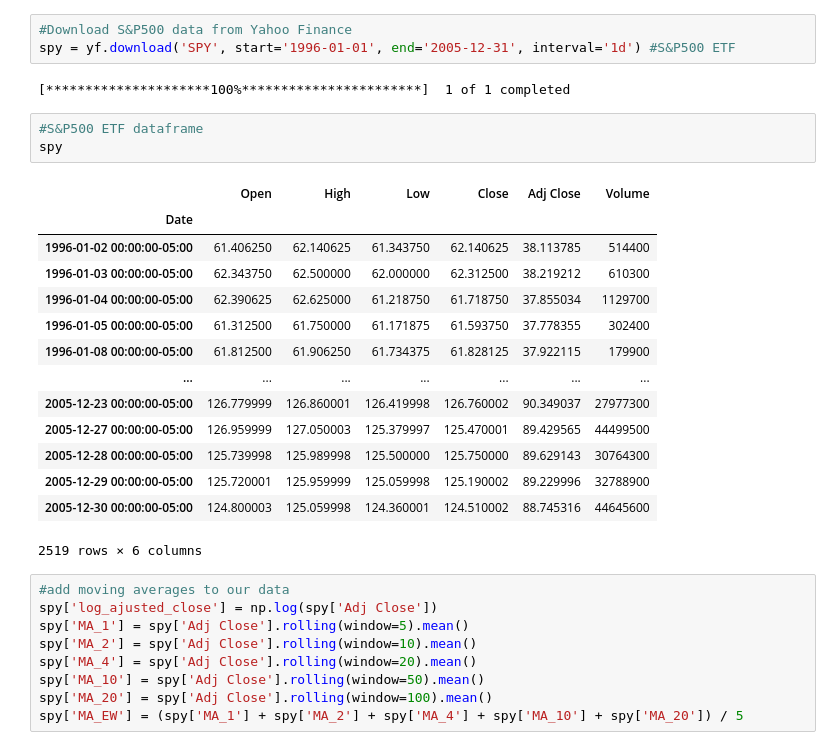
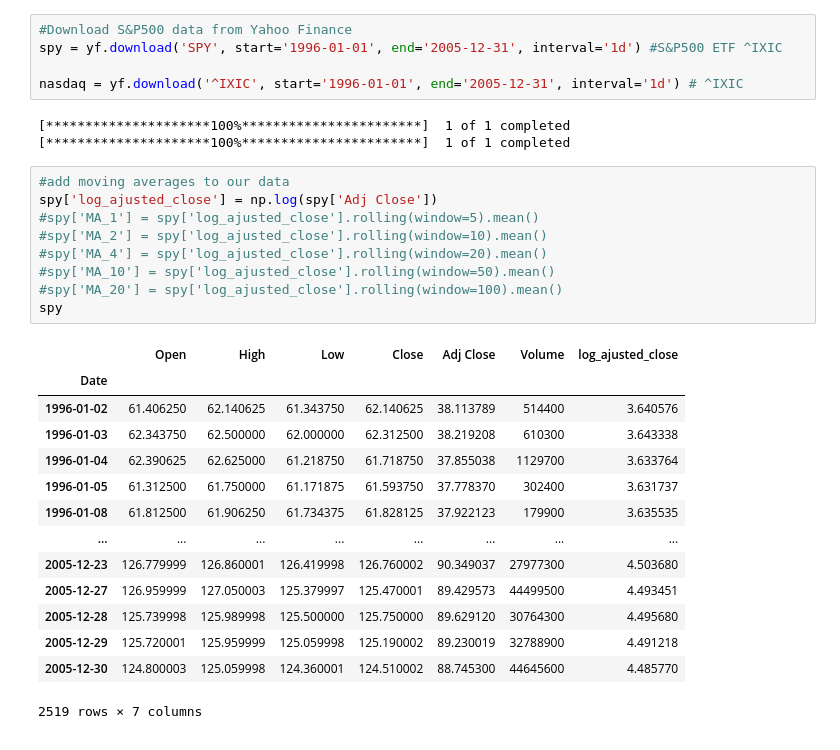
Before and after one commit to mayer19/Asset_portolio_management, a Jupyter notebook: GroupProjectAssetAllocation.ipynb, the cells around one changed output. Cells and saved outputs as stored; diff of their text form.

```diff
--- a/GroupProjectAssetAllocation.ipynb
+++ b/GroupProjectAssetAllocation.ipynb
@@ -27,32 +54,32 @@ Requirement already satisfied: six>=1.5 in /Library/Frameworks/Python.framework/
 # %%
 #Download S&P500 data from Yahoo Finance
-spy = yf.download('SPY', start='1996-01-01', end='2005-12-31', interval='1d') #S&P500 ETF
+spy = yf.download('SPY', start='1996-01-01', end='2005-12-31', interval='1d') #S&P500 ETF ^IXIC
+
+nasdaq = yf.download('^IXIC', start='1996-01-01', end='2005-12-31', interval='1d') # ^IXIC
 # %% [output]
 [*********************100%***********************]  1 of 1 completed
+[*********************100%***********************]  1 of 1 completed
-# %%
-#S&P500 ETF dataframe
-spy
-# %% [output]
-|  | Open | High | Low | Close | Adj Close | Volume |
-| Date |  |  |  |  |  |  |
-| 1996-01-02 00:00:00-05:00 | 61.406250 | 62.140625 | 61.343750 | 62.140625 | 38.113785 | 514400 |
-| 1996-01-03 00:00:00-05:00 | 62.343750 | 62.500000 | 62.000000 | 62.312500 | 38.219212 | 610300 |
-| 1996-01-04 00:00:00-05:00 | 62.390625 | 62.625000 | 61.218750 | 61.718750 | 37.855034 | 1129700 |
-| 1996-01-05 00:00:00-05:00 | 61.312500 | 61.750000 | 61.171875 | 61.593750 | 37.778355 | 302400 |
-| 1996-01-08 00:00:00-05:00 | 61.812500 | 61.906250 | 61.734375 | 61.828125 | 37.922115 | 179900 |
-| ... | ... | ... | ... | ... | ... | ... |
-| 2005-12-23 00:00:00-05:00 | 126.779999 | 126.860001 | 126.419998 | 126.760002 | 90.349037 | 27977300 |
-| 2005-12-27 00:00:00-05:00 | 126.959999 | 127.050003 | 125.379997 | 125.470001 | 89.429565 | 44499500 |
-| 2005-12-28 00:00:00-05:00 | 125.739998 | 125.989998 | 125.500000 | 125.750000 | 89.629143 | 30764300 |
-| 2005-12-29 00:00:00-05:00 | 125.720001 | 125.959999 | 125.059998 | 125.190002 | 89.229996 | 32788900 |
-| 2005-12-30 00:00:00-05:00 | 124.800003 | 125.059998 | 124.360001 | 124.510002 | 88.745316 | 44645600 |
-2519 rows × 6 columns
 # %%
 #add moving averages to our data
 spy['log_ajusted_close'] = np.log(spy['Adj Close'])
-spy['MA_1'] = spy['Adj Close'].rolling(window=5).mean()
-spy['MA_2'] = spy['Adj Close'].rolling(window=10).mean()
-spy['MA_4'] = spy['Adj Close'].rolling(window=20).mean()
-spy['MA_10'] = spy['Adj Close'].rolling(window=50).mean()
-spy['MA_20'] = spy['Adj Close'].rolling(window=100).mean()
-spy['MA_EW'] = (spy['MA_1'] + spy['MA_2'] + spy['MA_4'] + spy['MA_10'] + spy['MA_20']) / 5
+#spy['MA_1'] = spy['log_ajusted_close'].rolling(window=5).mean()
+#spy['MA_2'] = spy['log_ajusted_close'].rolling(window=10).mean()
+#spy['MA_4'] = spy['log_ajusted_close'].rolling(window=20).mean()
+#spy['MA_10'] = spy['log_ajusted_close'].rolling(window=50).mean()
+#spy['MA_20'] = spy['log_ajusted_close'].rolling(window=100).mean()
+spy
+# %% [output]
+|  | Open | High | Low | Close | Adj Close | Volume | log_ajusted_close |
+| Date |  |  |  |  |  |  |  |
+| 1996-01-02 | 61.406250 | 62.140625 | 61.343750 | 62.140625 | 38.113789 | 514400 | 3.640576 |
+| 1996-01-03 | 62.343750 | 62.500000 | 62.000000 | 62.312500 | 38.219208 | 610300 | 3.643338 |
+| 1996-01-04 | 62.390625 | 62.625000 | 61.218750 | 61.718750 | 37.855038 | 1129700 | 3.633764 |
+| 1996-01-05 | 61.312500 | 61.750000 | 61.171875 | 61.593750 | 37.778370 | 302400 | 3.631737 |
+| 1996-01-08 | 61.812500 | 61.906250 | 61.734375 | 61.828125 | 37.922123 | 179900 | 3.635535 |
+| ... | ... | ... | ... | ... | ... | ... | ... |
+| 2005-12-23 | 126.779999 | 126.860001 | 126.419998 | 126.760002 | 90.349037 | 27977300 | 4.503680 |
+| 2005-12-27 | 126.959999 | 127.050003 | 125.379997 | 125.470001 | 89.429573 | 44499500 | 4.493451 |
+| 2005-12-28 | 125.739998 | 125.989998 | 125.500000 | 125.750000 | 89.629120 | 30764300 | 4.495680 |
+| 2005-12-29 | 125.720001 | 125.959999 | 125.059998 | 125.190002 | 89.230019 | 32788900 | 4.491218 |
+| 2005-12-30 | 124.800003 | 125.059998 | 124.360001 | 124.510002 | 88.745300 | 44645600 | 4.485770 |
+2519 rows × 7 columns
```
Also changed, not shown: parts of 40 cells of this notebook.
